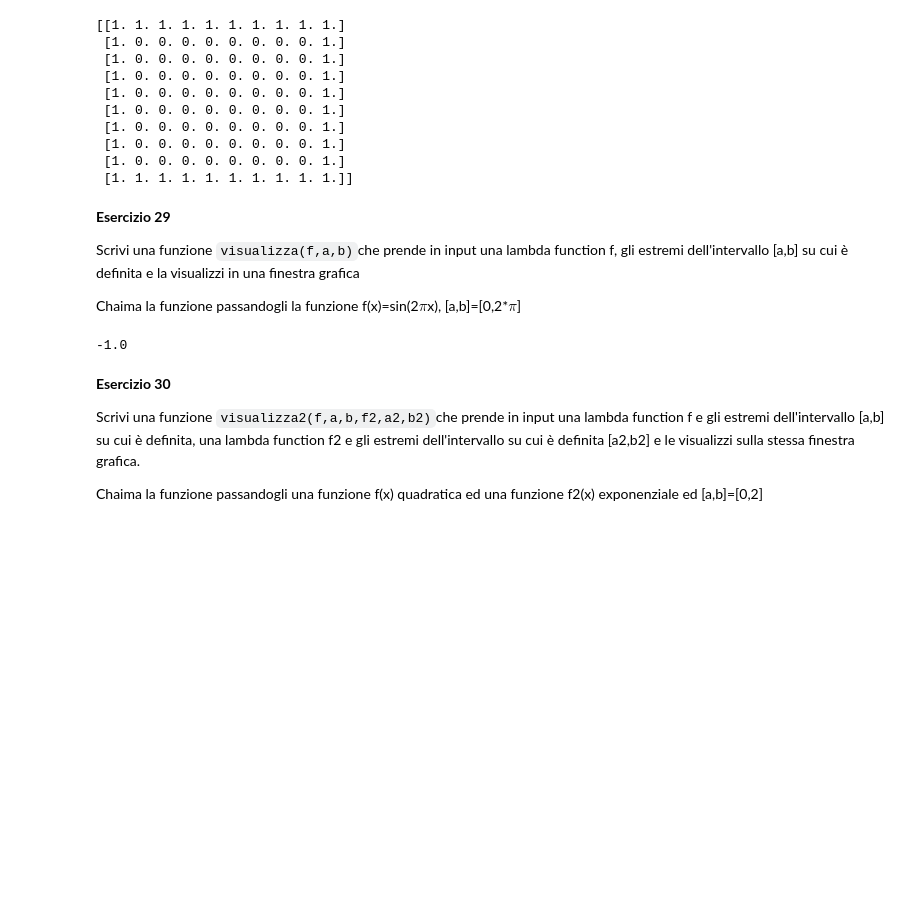
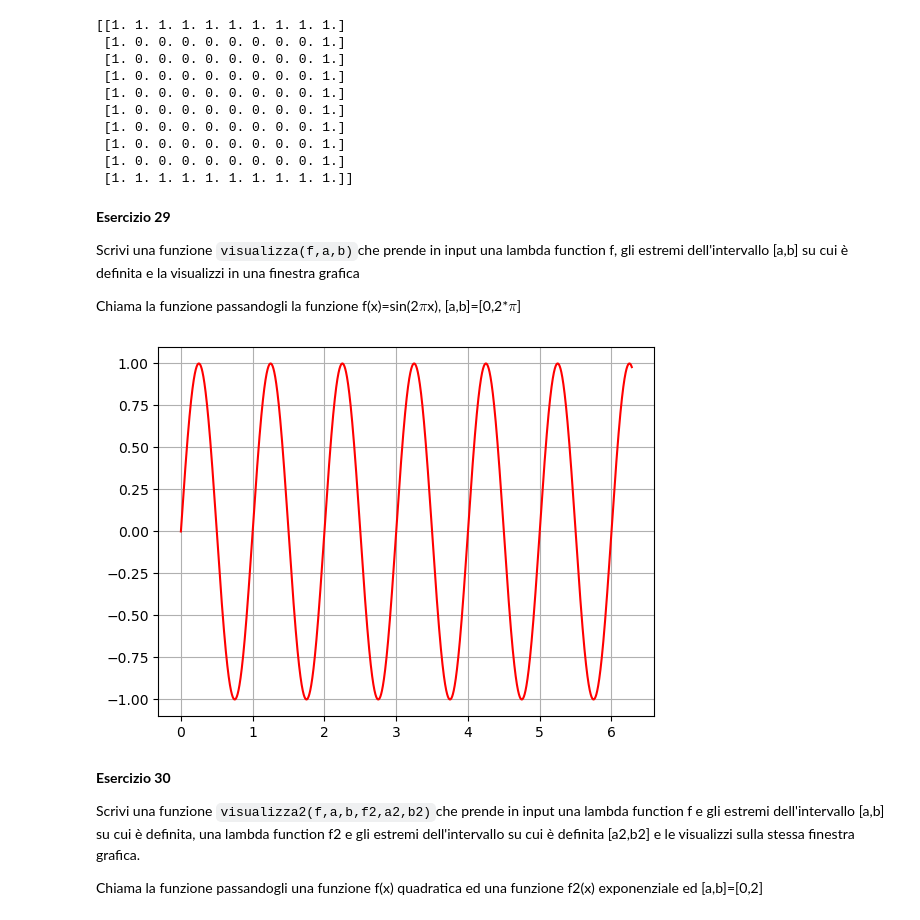
Before and after one commit to Gianmarco-Fabbri/Metodi-numerici, a Jupyter notebook: Esercitazione 5 Marzo/Esercitazione3.ipynb, the cells around one changed output. Drawn from its saved outputs; the diff is of its cells as text; code cells hidden in the pictures; blank space fills up the shorter version.

```diff
--- a/Esercitazione 5 Marzo/Esercitazione3.ipynb
+++ b/Esercitazione 5 Marzo/Esercitazione3.ipynb
@@ -558,22 +558,25 @@ border(10, 10, True)
 
 Scrivi una funzione `visualizza(f,a,b)`che prende in input una lambda function f, gli estremi dell'intervallo [a,b] su cui è definita e la visualizzi in una finestra grafica
 
-Chaima la funzione passandogli la funzione f(x)=sin(2*$\pi$*x), [a,b]=[0,2*$\pi$]
+Chiama la funzione passandogli la funzione f(x)=sin(2*$\pi$*x), [a,b]=[0,2*$\pi$]
 # %%
+import numpy as np
 import matplotlib.pyplot as plt
-import math
 
 def visualizza(f,a,b):
-    return math.cos(math.pi)
+    x = np.linspace(a,b, 10000)
+    plt.plot(x, f(x), '-', color='r')
+    plt.grid(True)
+    plt.show()
 
-f = lambda x: math.sin(2*x*math.pi)
+f = lambda x: (np.sin(2 * x *math.pi))
 visualizza(f, 0, 2*math.pi)
 # %% [output]
--1.0
+[figure, added]
 # %% [markdown]
 **Esercizio 30**
 
 Scrivi una funzione `visualizza2(f,a,b,f2,a2,b2)`che prende in input una lambda function f e gli estremi dell'intervallo [a,b]  su cui è definita, una lambda function f2 e gli estremi dell'intervallo su cui è definita [a2,b2] e le visualizzi sulla stessa finestra grafica.
 
-Chaima la funzione passandogli  una funzione f(x) quadratica ed una funzione f2(x) exponenziale ed [a,b]=[0,2]
+Chiama la funzione passandogli  una funzione f(x) quadratica ed una funzione f2(x) exponenziale ed [a,b]=[0,2]
 # %%
```
Also changed, not shown: parts of 1 cell of this notebook, 1 other file.
